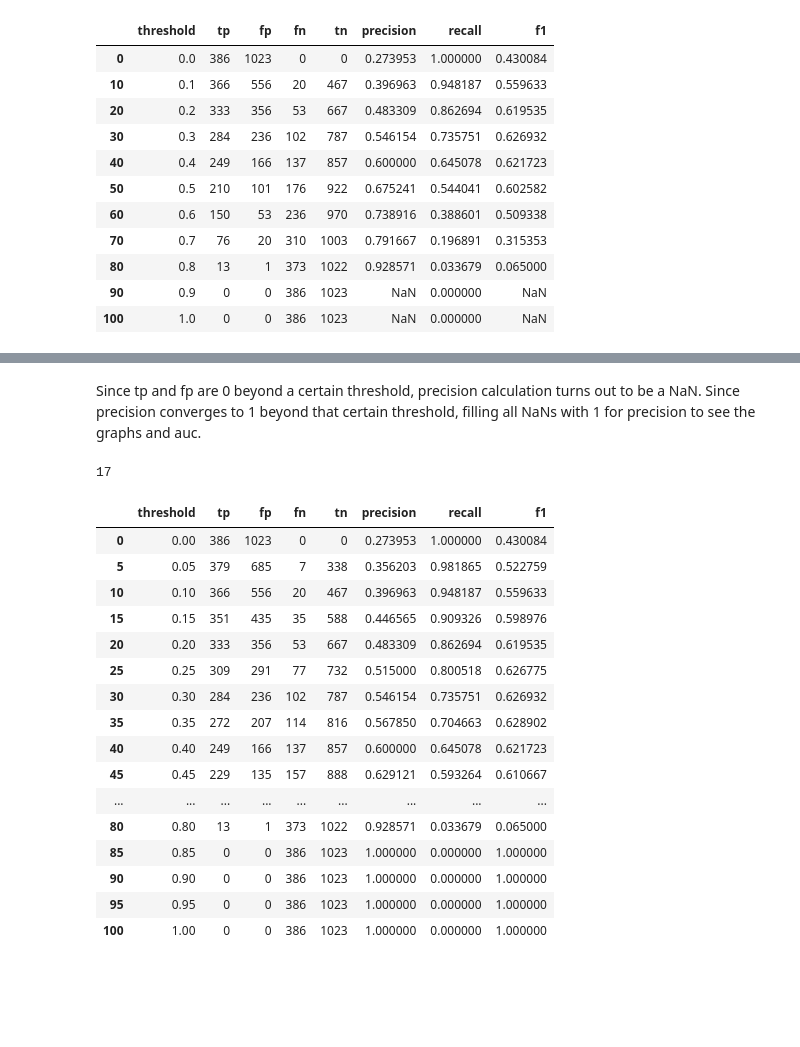
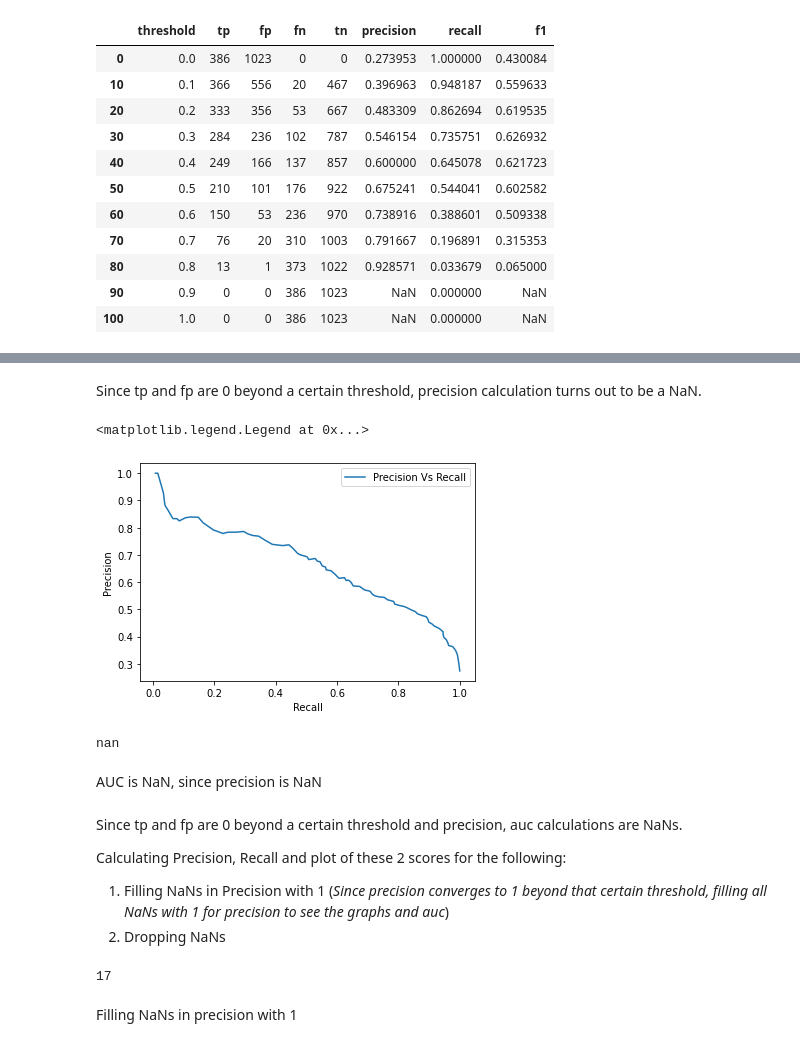
Before and after one commit to nindate/ml-zoomcamp-exercises, a Jupyter notebook: week4-explore-more-1.ipynb, the cells around one changed output, grey strips where cells are left out. Saved outputs shown, nothing was run; the diff lists cells and outputs as text; code cells hidden in the pictures; blank space fills up the shorter version.

```diff
--- a/week4-explore-more-1.ipynb
+++ b/week4-explore-more-1.ipynb
@@ -259,6 +286,31 @@ plt.legend()
+# %% [markdown]
+Since tp and fp are 0 beyond a certain threshold, precision calculation turns out to be a NaN.
+# %%
+#Plot of Recall (x-axis) Vs Precision (y-axis)
+plt.plot(df_scores['recall'], df_scores['precision'], label='Precision Vs Recall')
+plt.xlabel('Recall')
+plt.ylabel('Precision')
+plt.legend()
+# %% [output]
+<matplotlib.legend.Legend at 0x...>
+[figure, added]
+# %%
+#When calculating auc with recall first and precision second, dont get the above error
+auc_score = auc(df_scores['recall'],df_scores['precision'])
+auc_score
+# %% [output]
+nan
+# %% [markdown]
+AUC is NaN, since precision is NaN
 # %% [markdown]
-Since tp and fp are 0 beyond a certain threshold, precision calculation turns out to be a NaN. Since precision converges to 1 beyond that certain threshold, filling all NaNs with 1 for precision to see the graphs and auc.
+Since tp and fp are 0 beyond a certain threshold and precision, auc calculations are NaNs.
+
+Calculating Precision, Recall and plot of these 2 scores for the following:
+1. Filling NaNs in Precision with 1 (*Since precision converges to 1 beyond that certain threshold, filling all NaNs with 1 for precision to see the graphs and auc*)
+2. Dropping NaNs
 # %%
 df_scores['precision'].isnull().sum()
 # %% [output]
 17
+# %% [markdown]
+Filling NaNs in precision with 1
@@ -269,20 +320,0 @@ df_scores = df_scores.dropna()
-# %%
-df_scores[::5]
-# %% [output]
-|  | threshold | tp | fp | fn | tn | precision | recall | f1 |
-| 0 | 0.00 | 386 | 1023 | 0 | 0 | 0.273953 | 1.000000 | 0.430084 |
-| 5 | 0.05 | 379 | 685 | 7 | 338 | 0.356203 | 0.981865 | 0.522759 |
-| 10 | 0.10 | 366 | 556 | 20 | 467 | 0.396963 | 0.948187 | 0.559633 |
-| 15 | 0.15 | 351 | 435 | 35 | 588 | 0.446565 | 0.909326 | 0.598976 |
-| 20 | 0.20 | 333 | 356 | 53 | 667 | 0.483309 | 0.862694 | 0.619535 |
-| 25 | 0.25 | 309 | 291 | 77 | 732 | 0.515000 | 0.800518 | 0.626775 |
-| 30 | 0.30 | 284 | 236 | 102 | 787 | 0.546154 | 0.735751 | 0.626932 |
-| 35 | 0.35 | 272 | 207 | 114 | 816 | 0.567850 | 0.704663 | 0.628902 |
-| 40 | 0.40 | 249 | 166 | 137 | 857 | 0.600000 | 0.645078 | 0.621723 |
-| 45 | 0.45 | 229 | 135 | 157 | 888 | 0.629121 | 0.593264 | 0.610667 |
-| ... | ... | ... | ... | ... | ... | ... | ... | ... |
-| 80 | 0.80 | 13 | 1 | 373 | 1022 | 0.928571 | 0.033679 | 0.065000 |
-| 85 | 0.85 | 0 | 0 | 386 | 1023 | 1.000000 | 0.000000 | 1.000000 |
-| 90 | 0.90 | 0 | 0 | 386 | 1023 | 1.000000 | 0.000000 | 1.000000 |
-| 95 | 0.95 | 0 | 0 | 386 | 1023 | 1.000000 | 0.000000 | 1.000000 |
-| 100 | 1.00 | 0 | 0 | 386 | 1023 | 1.000000 | 0.000000 | 1.000000 |
```
Also changed, not shown: parts of 36 cells of this notebook.
